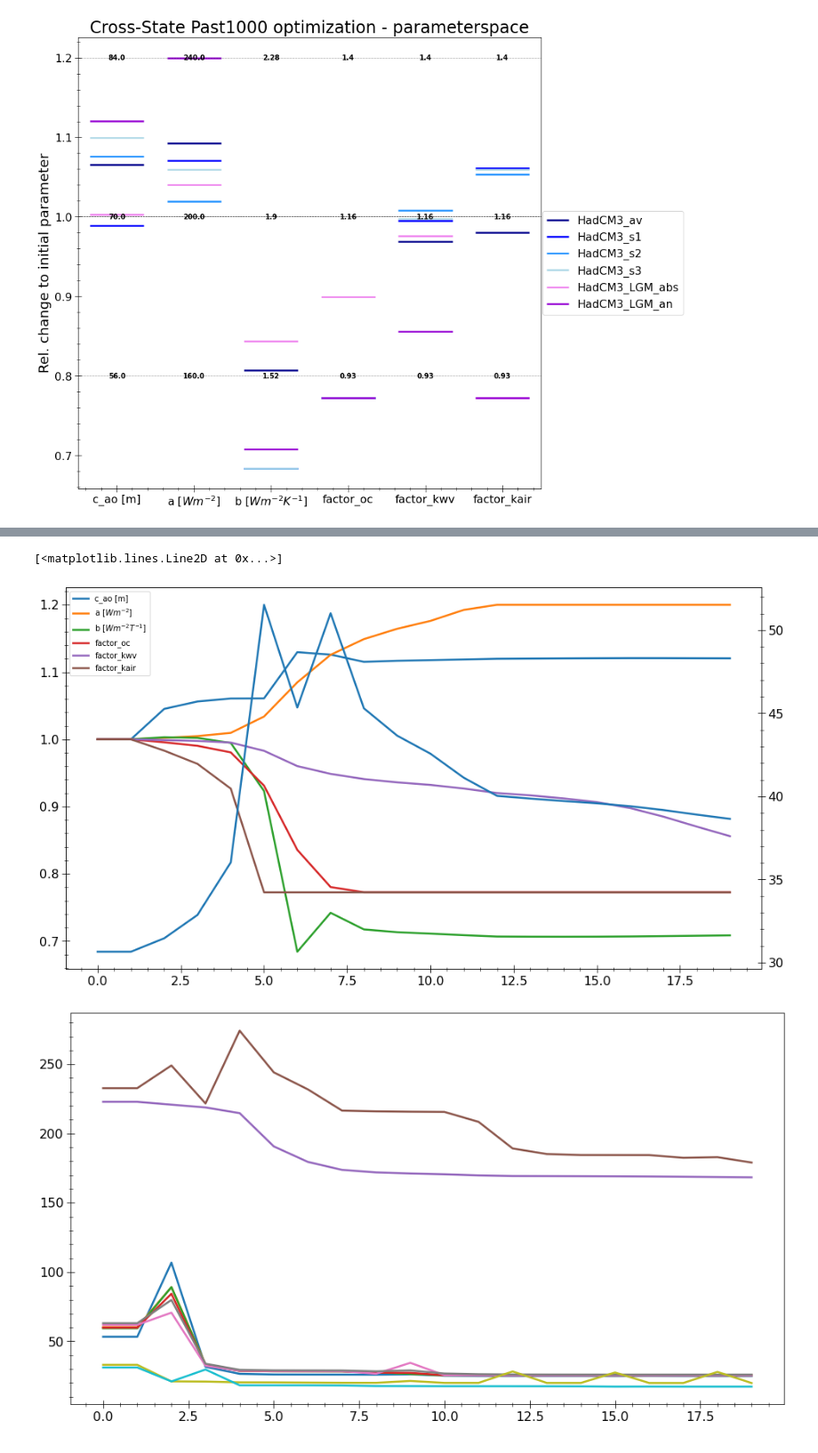
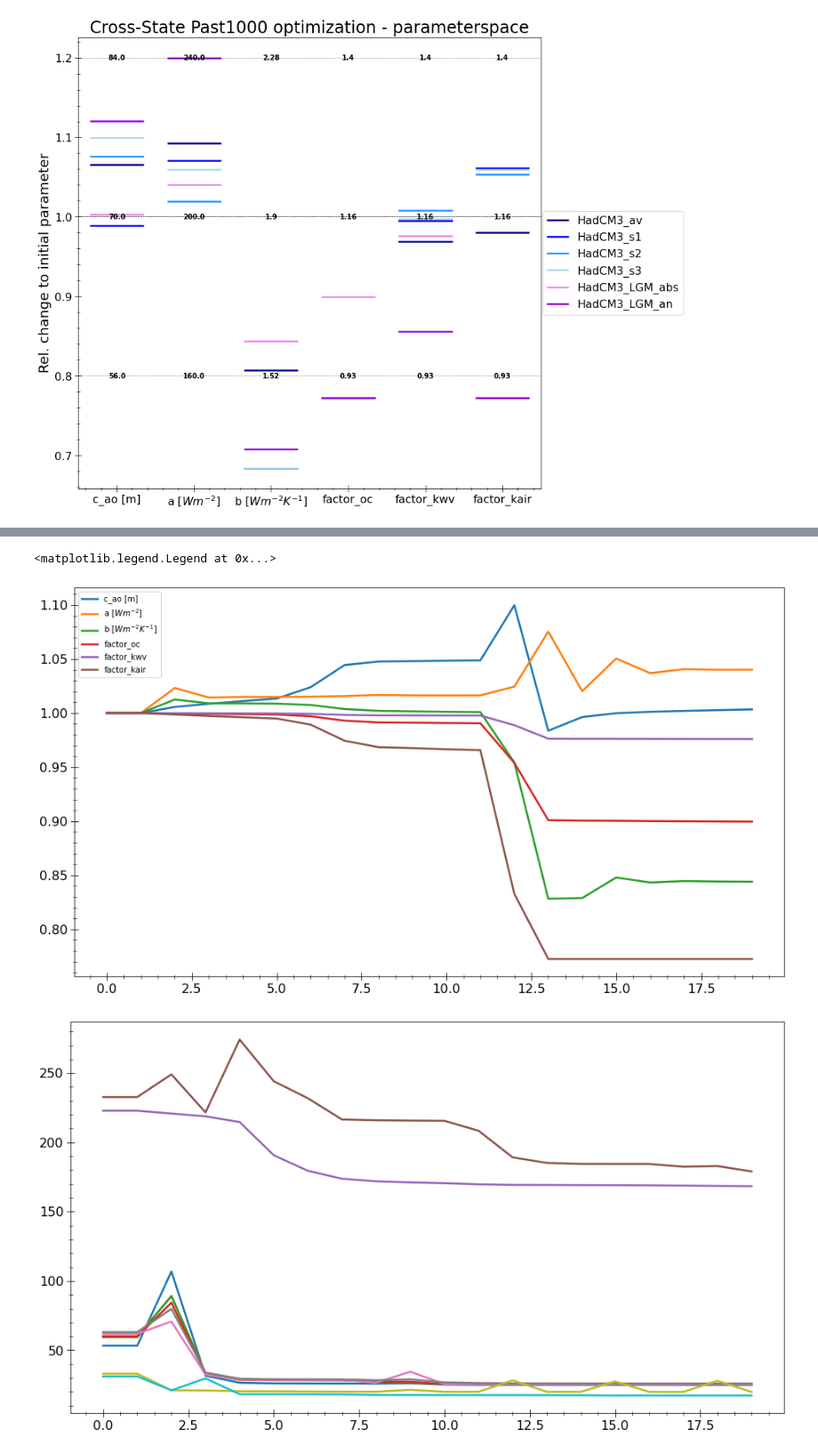
Before and after one commit to BenniSchmiedel/ZOEE, a Jupyter notebook: Plotting_Optimization.ipynb, the cells around one changed output, grey strips where cells are left out. Shown at 89% size. Cells and saved outputs as stored; diff of their text form; code cells hidden in the pictures.

```diff
--- a/Plotting_Optimization.ipynb
+++ b/Plotting_Optimization.ipynb
@@ -325,13 +327,13 @@ plt.legend(loc='center right',bbox_to_anchor=(1.32,0.5),fontsize=16)
 # %%
 for i in range(6):
     if i==0:
-        plt.plot(data_dict_P['HadCM3_LGM_an'][0]/P0[0]/4.2e6,label=parameter_labels[0])
+        plt.plot(data_dict_P['HadCM3_LGM_abs'][0]/P0[0]/4.2e6,label=parameter_labels[0])
     else:
-        plt.plot(data_dict_P['HadCM3_LGM_an'][i]/P0[i],label=parameter_labels[i])
+        plt.plot(data_dict_P['HadCM3_LGM_abs'][i]/P0[i],label=parameter_labels[i])
 plt.legend()
 # %% [output]
-[<matplotlib.lines.Line2D at 0x...>]
+<matplotlib.legend.Legend at 0x...>
-[figure, old version]
+[figure, new version]
 # %%
 for i in range(10):
     plt.plot(data_dict_F[dict_names[i]][0])
```
Also changed, not shown: parts of 2 cells of this notebook, 23 other files.
